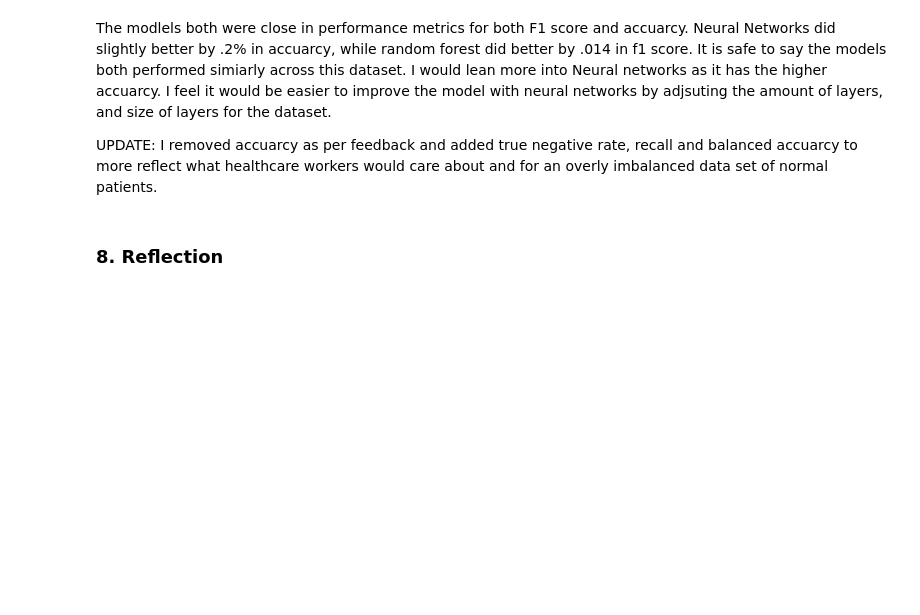
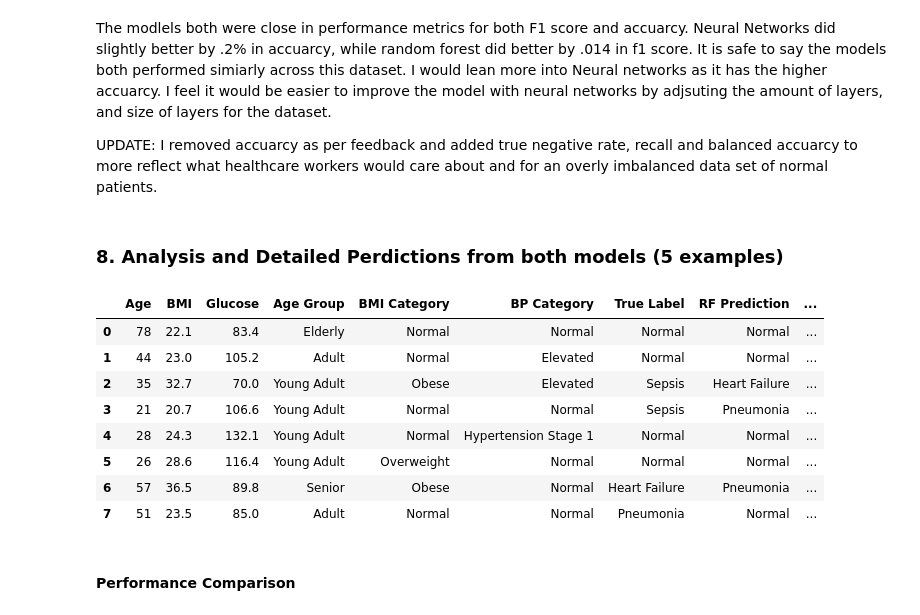
Before and after one commit to Reagansierra1/Diagnosis-Predictor, a Jupyter notebook: final_project_draft.ipynb, the cells around one changed output. Cells and saved outputs as stored; diff of their text form; code cells hidden in the pictures; blank space fills up the shorter version.

```diff
--- a/final_project_draft.ipynb
+++ b/final_project_draft.ipynb
@@ -259,8 +259,8 @@ y_pred_rf = random_forest_model.predict(X_test_numeric)
 balanced_acc_rf = balanced_accuracy_score(y_test, y_pred_rf)
 
 macro_recall_rf = recall_score(y_test, y_pred_rf, average='macro')
+rf_probs = random_forest_model.predict_proba(X_test_numeric)
 
-accuracy = accuracy_score(y_test, y_pred_rf)
 f1 = f1_score(y_test, y_pred_rf, average='weighted')
 print("F1-score: ", f1)
 print("time:", random_forest_time)
@@ -343,6 +343,8 @@ f1_log = f1_score(y_test, y_pred, average='weighted')
 balanced_acc_log = balanced_accuracy_score(y_test, y_pred)
 macro_recall_log = recall_score(y_test, y_pred, average='macro')
 
+log_probs = log_model.predict_proba(X_test_numeric)
+
 print("F1-score:", f1_log)
 print("Balanced Accuracy:", balanced_acc_log)
 
@@ -435,5 +437,67 @@ comparison_df
 The modlels both were close in performance metrics for both F1 score and accuarcy. Neural Networks did slightly better by .2% in accuarcy, while random forest did better by .014 in f1 score. It is safe to say the models both performed simiarly across this dataset. I would lean more into Neural networks as it has the higher accuarcy. I feel it would be easier to improve the model with neural networks by adjsuting the amount of layers, and size of layers for the dataset.
 
 UPDATE: I removed accuarcy as per feedback and added true negative rate, recall and balanced accuarcy to more reflect what healthcare workers would care about and for an overly imbalanced data set of normal patients.
-# %% [markdown]
-### 8. Reflection
+# %% [markdown]
+### 8. Analysis and Detailed Perdictions from both models (5 examples)
+# %%
+y_test_arr = y_test.values
+
+# Values for where both bodels correctly perdict diagnosis
+both_correct = np.where((y_pred_rf == y_test_arr) & (y_pred == y_test_arr))[0]
+
+# Values for where Random Forest is wrong and Logistic is correct
+rf_wrong_log_correct = np.where((y_pred_rf != y_test_arr) & (y_pred == y_test_arr))[0]
+
+# Values for where Logistic is wrong and RF is correct
+log_wrong_rf_correct = np.where((y_pred_rf == y_test_arr) & (y_pred != y_test_arr))[0]
+
+# Values for where both values are incorrect perdictions
+both_wrong = np.where((y_pred_rf != y_test_arr) & (y_pred != y_test_arr))[0]
+
+
+selected_indices = []
+
+#take 2 from each set to show examples of how models are doing
+selected_indices += list(both_correct[:2])
+selected_indices += list(rf_wrong_log_correct[:2])
+selected_indices += list(log_wrong_rf_correct[:2])
+selected_indices += list(both_wrong[:2])
+
+
+
+examples = []
+
+#list all of them out in a table for simplicity and readability
+for i in selected_indices:
+    examples.append({
+        "Age": X_test.iloc[i]["age"],
+        "BMI": X_test.iloc[i]["bmi"],
+        "Glucose": X_test.iloc[i]["glucose"],
+
+        "Age Group": X_test.iloc[i]["agegroup"],
+        "BMI Category": X_test.iloc[i]["bmicategory"],
+        "BP Category": X_test.iloc[i]["bp_category"],
+
+        "True Label": y_test.iloc[i],
+
+        "RF Prediction": y_pred_rf[i],
+        "RF Confidence": round(np.max(rf_probs[i]), 2),
+
+        "Log Prediction": y_pred[i],
+        "Log Confidence": round(np.max(log_probs[i]), 2)
+    })
+
+examples_df = pd.DataFrame(examples)
+examples_df
+# %% [output]
+|  | Age | BMI | Glucose | Age Group | BMI Category | BP Category | True Label | RF Prediction | ... |
+| 0 | 78 | 22.1 | 83.4 | Elderly | Normal | Normal | Normal | Normal | ... |
+| 1 | 44 | 23.0 | 105.2 | Adult | Normal | Elevated | Normal | Normal | ... |
+| 2 | 35 | 32.7 | 70.0 | Young Adult | Obese | Elevated | Sepsis | Heart Failure | ... |
+| 3 | 21 | 20.7 | 106.6 | Young Adult | Normal | Normal | Sepsis | Pneumonia | ... |
+| 4 | 28 | 24.3 | 132.1 | Young Adult | Normal | Hypertension Stage 1 | Normal | Normal | ... |
+| 5 | 26 | 28.6 | 116.4 | Young Adult | Overweight | Normal | Normal | Normal | ... |
+| 6 | 57 | 36.5 | 89.8 | Senior | Obese | Normal | Heart Failure | Pneumonia | ... |
+| 7 | 51 | 23.5 | 85.0 | Adult | Normal | Normal | Pneumonia | Normal | ... |
+# %% [markdown]
+#### Performance Comparison
```
Also changed, not shown: parts of 7 cells of this notebook, 1 other file.
